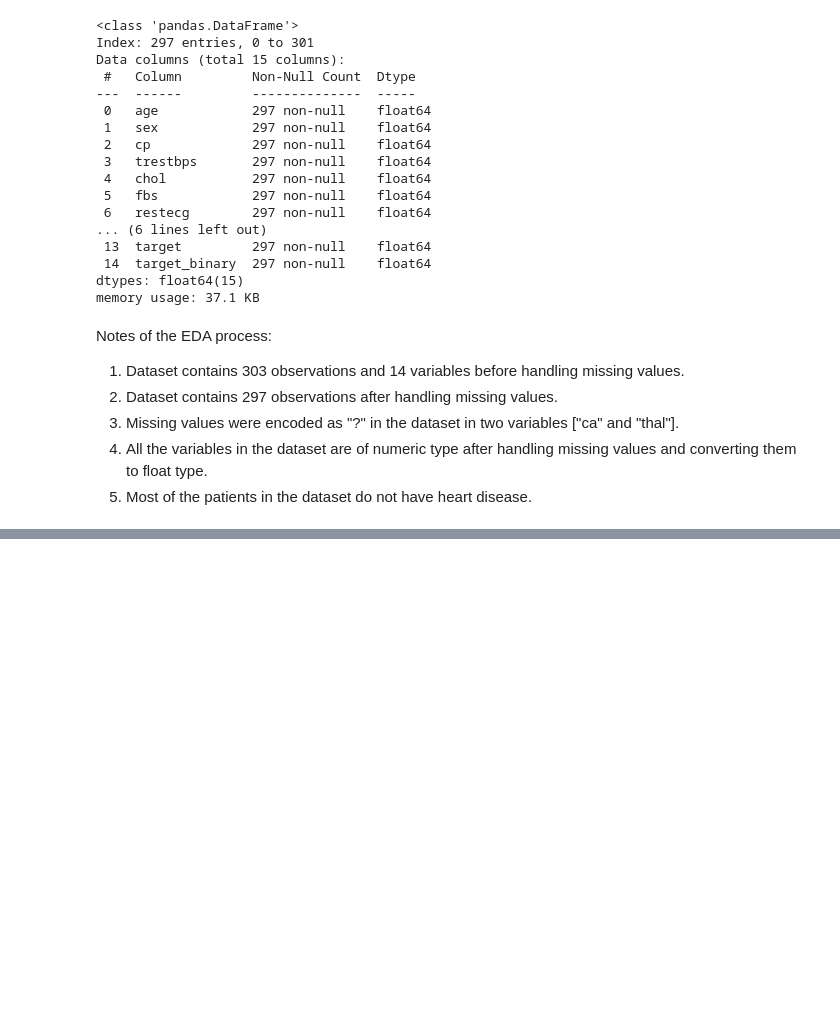
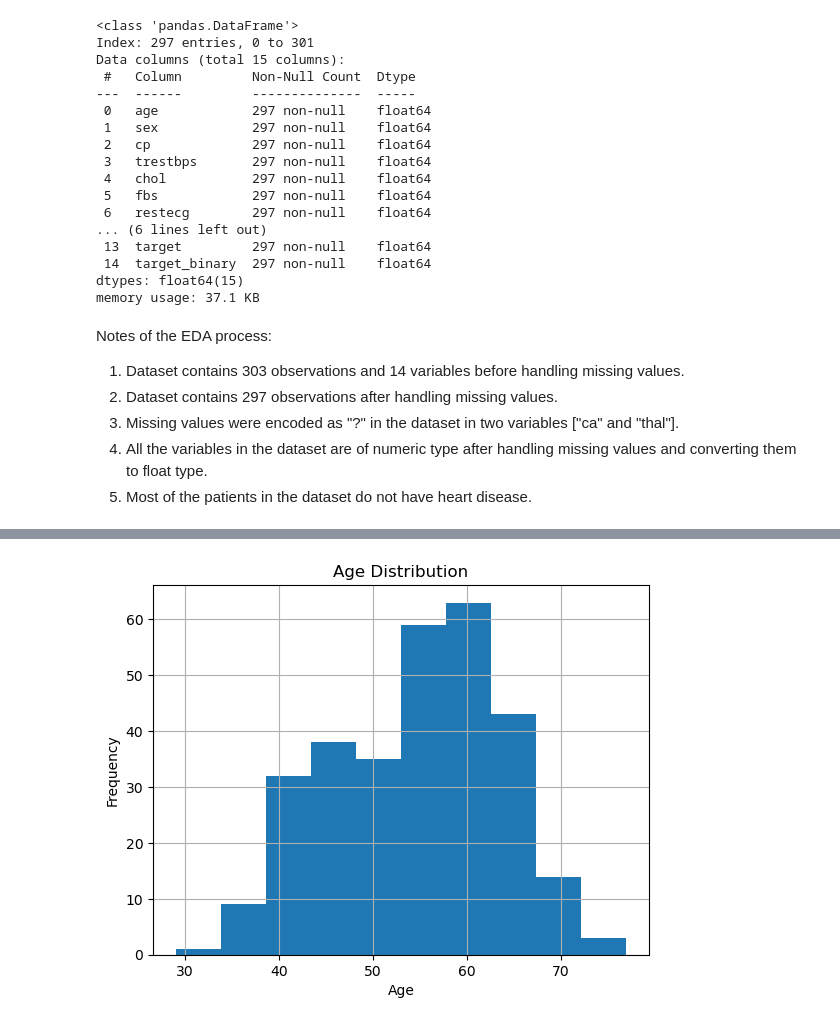
Before and after one commit to Sjajula30/heart_disease_prediction, a Jupyter notebook: Notebooks/EDA.ipynb, the cells around one changed output, grey strips where cells are left out. Saved outputs shown, nothing was run; the diff lists cells and outputs as text; code cells hidden in the pictures; blank space fills up the shorter version.

```diff
--- a/Notebooks/EDA.ipynb
+++ b/Notebooks/EDA.ipynb
@@ -155,0 +170,8 @@ Notes of the EDA process:
+# %%
+data["age"].hist(bins = 10)
+plt.title("Age Distribution")
+plt.xlabel("Age")
+plt.ylabel("Frequency")
+plt.show()
+# %% [output]
+[figure, added]
```
Also changed, not shown: parts of 16 cells of this notebook.
